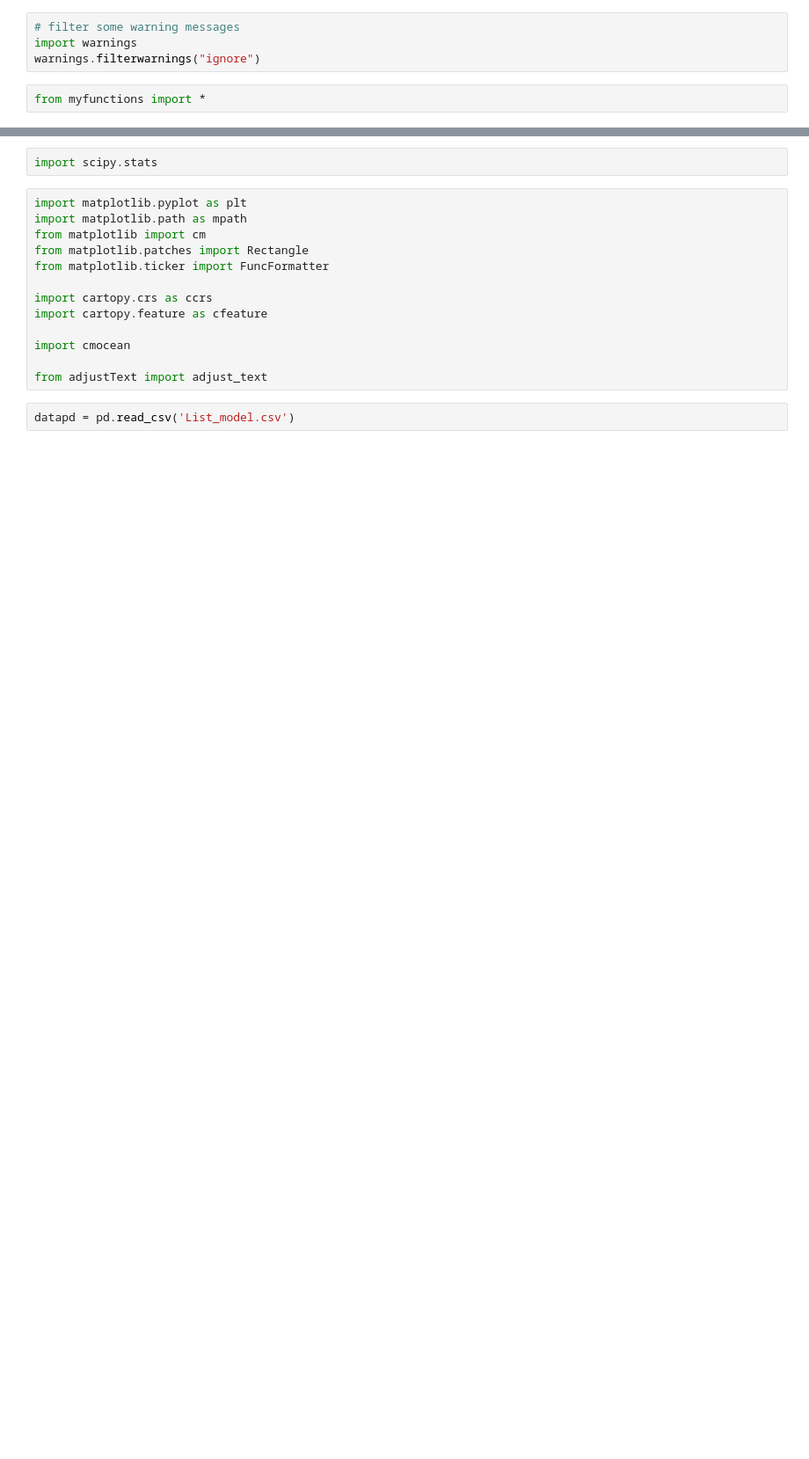
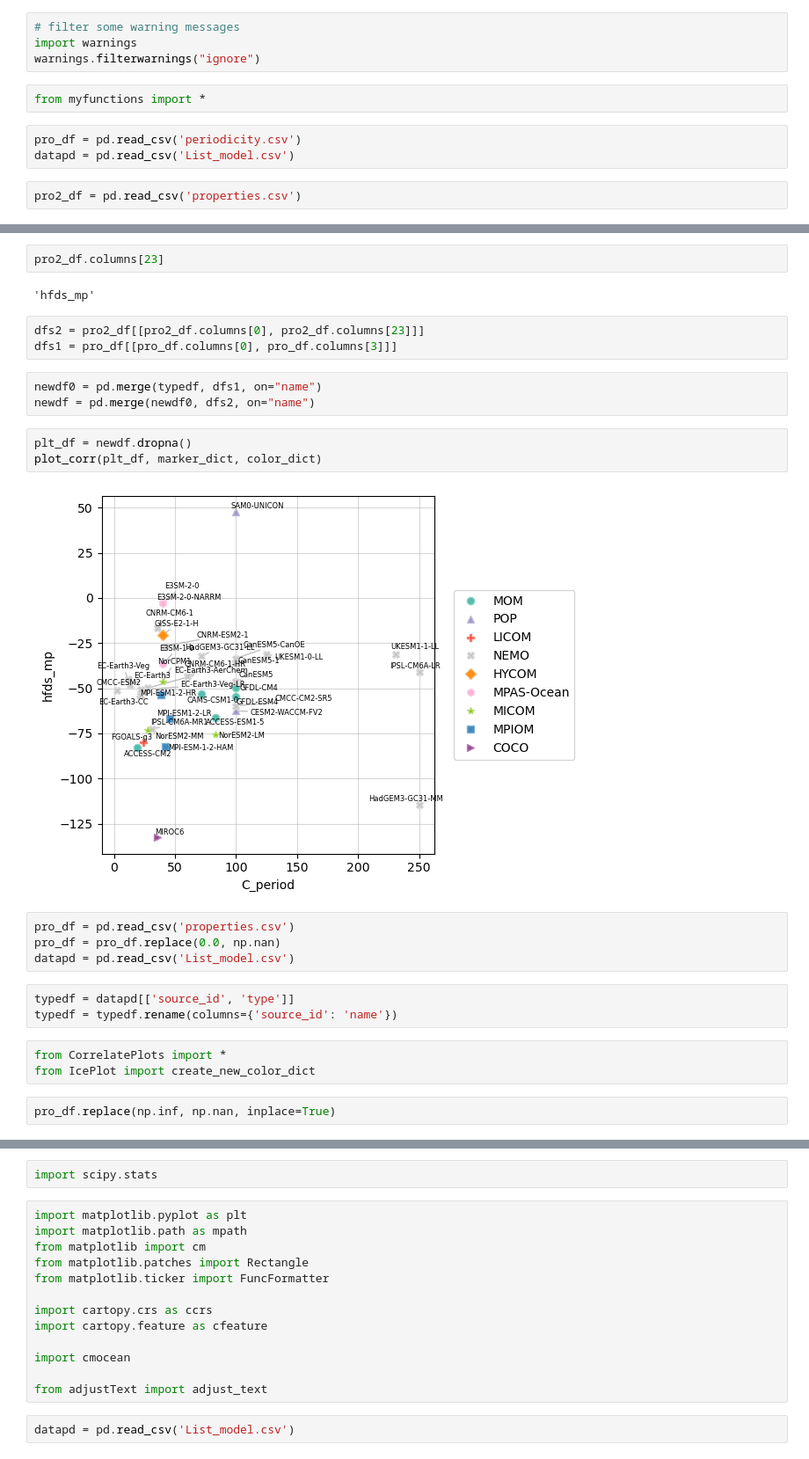
Before and after one commit to shunzi-work/SouthernOceanPolynya, a Jupyter notebook: CorrelatePlot.ipynb, the cells around one changed output, grey strips where cells are left out. Shown at 88% size. Saved outputs shown, nothing was run; the diff lists cells and outputs as text; blank space fills up the shorter version.

```diff
--- a/CorrelatePlot.ipynb
+++ b/CorrelatePlot.ipynb
@@ -4,3 +4,8 @@ import warnings
 warnings.filterwarnings("ignore")
 # %%
 from myfunctions import *
+# %%
+pro_df = pd.read_csv('periodicity.csv')
+datapd = pd.read_csv('List_model.csv')
+# %%
+pro2_df = pd.read_csv('properties.csv')
@@ -6,0 +22,27 @@ from myfunctions import *
+# %%
+pro2_df.columns[23]
+# %% [output]
+'hfds_mp'
+# %%
+dfs2 = pro2_df[[pro2_df.columns[0], pro2_df.columns[23]]]
+dfs1 = pro_df[[pro_df.columns[0], pro_df.columns[3]]]
+# %%
+newdf0 = pd.merge(typedf, dfs1, on="name")
+newdf = pd.merge(newdf0, dfs2, on="name")
+# %%
+plt_df = newdf.dropna()
+plot_corr(plt_df, marker_dict, color_dict)
+# %% [output]
+[figure, added]
+# %%
+pro_df = pd.read_csv('properties.csv')
+pro_df = pro_df.replace(0.0, np.nan)
+datapd = pd.read_csv('List_model.csv')
+# %%
+typedf = datapd[['source_id', 'type']]
+typedf = typedf.rename(columns={'source_id': 'name'})
+# %%
+from CorrelatePlots import *
+from IcePlot import create_new_color_dict
+# %%
+pro_df.replace(np.inf, np.nan, inplace=True)
```
Also changed, not shown: parts of 27 cells of this notebook, 22 other files.
